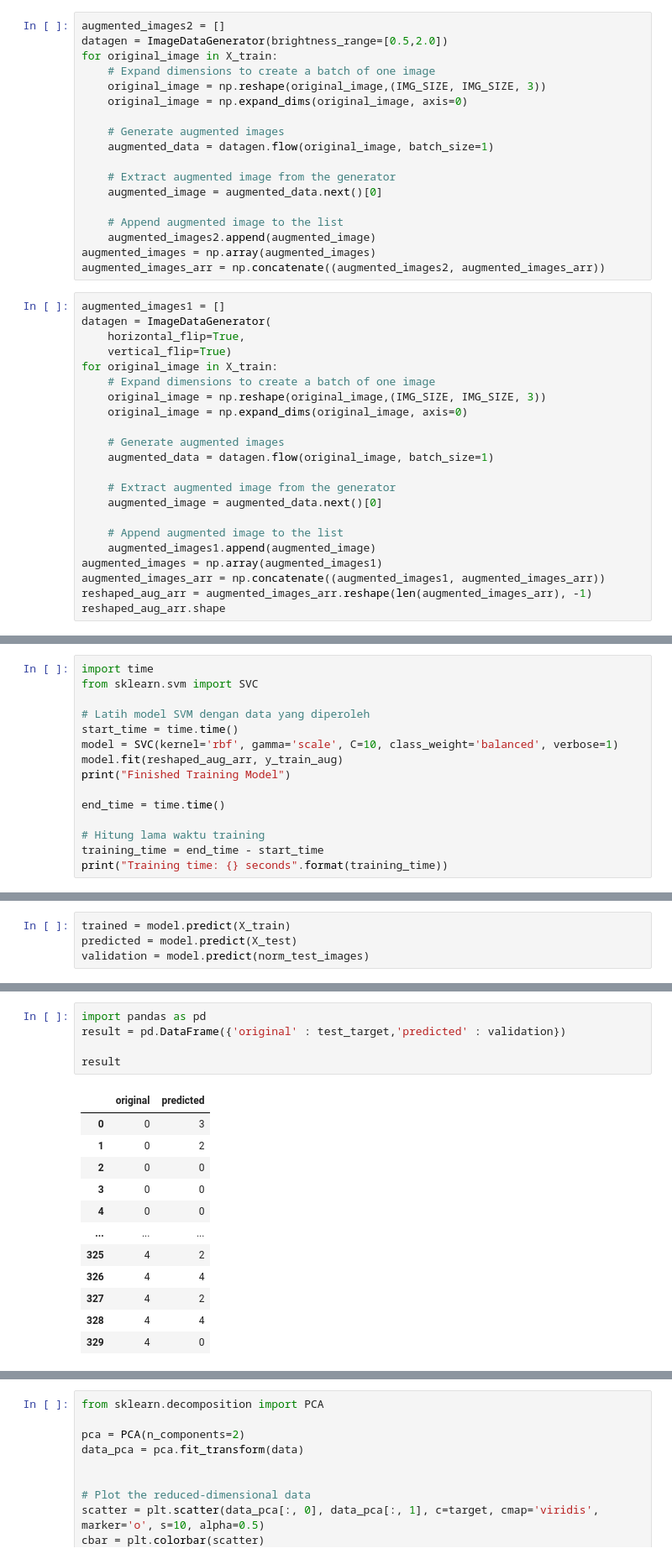
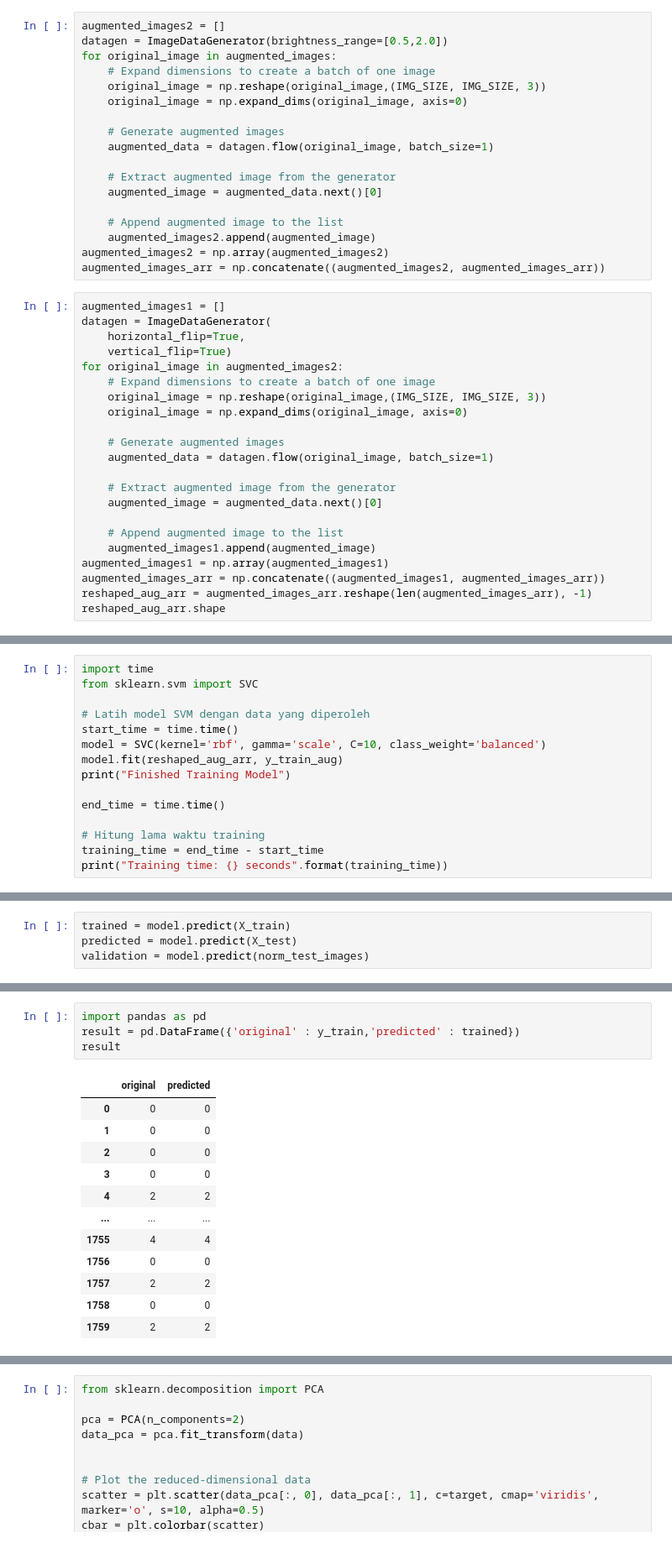
Before and after one commit to ibrahimfe/Data_Science_Project, a Jupyter notebook: face-mask-classification-with-svm.ipynb, the cells around one changed output, grey strips where cells are left out. Shown at 84% size. Saved outputs shown, nothing was run; the diff lists cells and outputs as text.

```diff
--- a/face-mask-classification-with-svm.ipynb
+++ b/face-mask-classification-with-svm.ipynb
@@ -129,7 +129,7 @@ augmented_images_arr = np.concatenate((augmented_images, X_train.reshape(-1, IMG
 # %%
 augmented_images2 = []
 datagen = ImageDataGenerator(brightness_range=[0.5,2.0])
-for original_image in X_train:
+for original_image in augmented_images:
     # Expand dimensions to create a batch of one image
     original_image = np.reshape(original_image,(IMG_SIZE, IMG_SIZE, 3))
     original_image = np.expand_dims(original_image, axis=0)
@@ -142,14 +142,14 @@ for original_image in X_train:
 
     # Append augmented image to the list
     augmented_images2.append(augmented_image)
-augmented_images = np.array(augmented_images)
+augmented_images2 = np.array(augmented_images2)
 augmented_images_arr = np.concatenate((augmented_images2, augmented_images_arr))
 # %%
 augmented_images1 = []
 datagen = ImageDataGenerator(
     horizontal_flip=True,
     vertical_flip=True)
-for original_image in X_train:
+for original_image in augmented_images2:
     # Expand dimensions to create a batch of one image
     original_image = np.reshape(original_image,(IMG_SIZE, IMG_SIZE, 3))
     original_image = np.expand_dims(original_image, axis=0)
@@ -162,7 +162,7 @@ for original_image in X_train:
 
     # Append augmented image to the list
     augmented_images1.append(augmented_image)
-augmented_images = np.array(augmented_images1)
+augmented_images1 = np.array(augmented_images1)
 augmented_images_arr = np.concatenate((augmented_images1, augmented_images_arr))
 reshaped_aug_arr = augmented_images_arr.reshape(len(augmented_images_arr), -1)
 reshaped_aug_arr.shape
@@ -180,7 +180,7 @@ from sklearn.svm import SVC
 
 # Latih model SVM dengan data yang diperoleh
 start_time = time.time()
-model = SVC(kernel='rbf', gamma='scale', C=10, class_weight='balanced', verbose=1)
+model = SVC(kernel='rbf', gamma='scale', C=10, class_weight='balanced')
 model.fit(reshaped_aug_arr, y_train_aug)
 print("Finished Training Model")
 
@@ -238,18 +251,17 @@ weighted avg       0.72      0.71      0.72       196
 # %%
 import pandas as pd
-result = pd.DataFrame({'original' : test_target,'predicted' : validation})
-
+result = pd.DataFrame({'original' : y_train,'predicted' : trained})
 result
 # %% [output]
 |  | original | predicted |
-| 0 | 0 | 3 |
-| 1 | 0 | 2 |
+| 0 | 0 | 0 |
+| 1 | 0 | 0 |
 | 2 | 0 | 0 |
 | 3 | 0 | 0 |
-| 4 | 0 | 0 |
+| 4 | 2 | 2 |
 | ... | ... | ... |
-| 325 | 4 | 2 |
-| 326 | 4 | 4 |
-| 327 | 4 | 2 |
-| 328 | 4 | 4 |
-| 329 | 4 | 0 |
+| 1755 | 4 | 4 |
+| 1756 | 0 | 0 |
+| 1757 | 2 | 2 |
+| 1758 | 0 | 0 |
+| 1759 | 2 | 2 |
```
Also changed, not shown: parts of 12 cells of this notebook.
